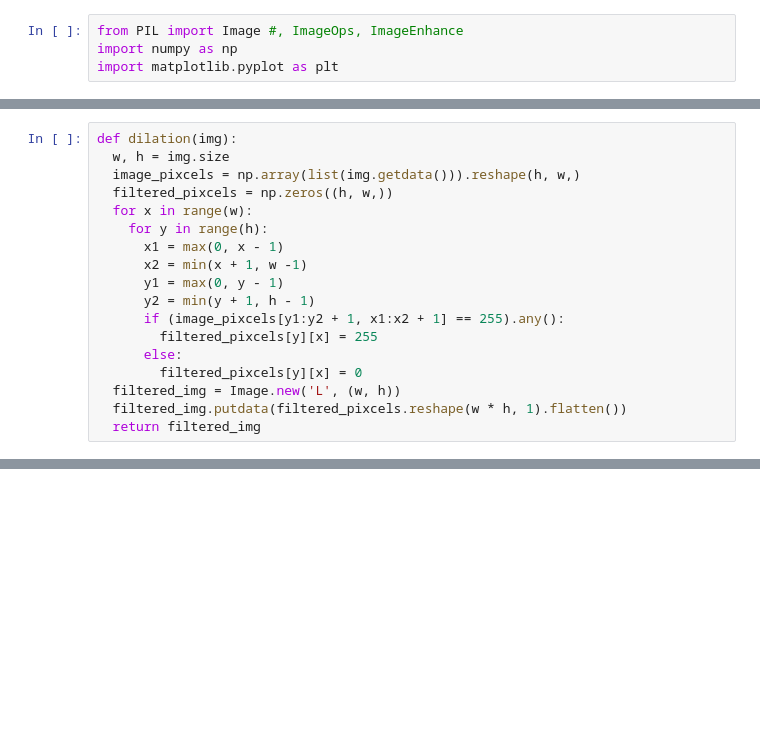
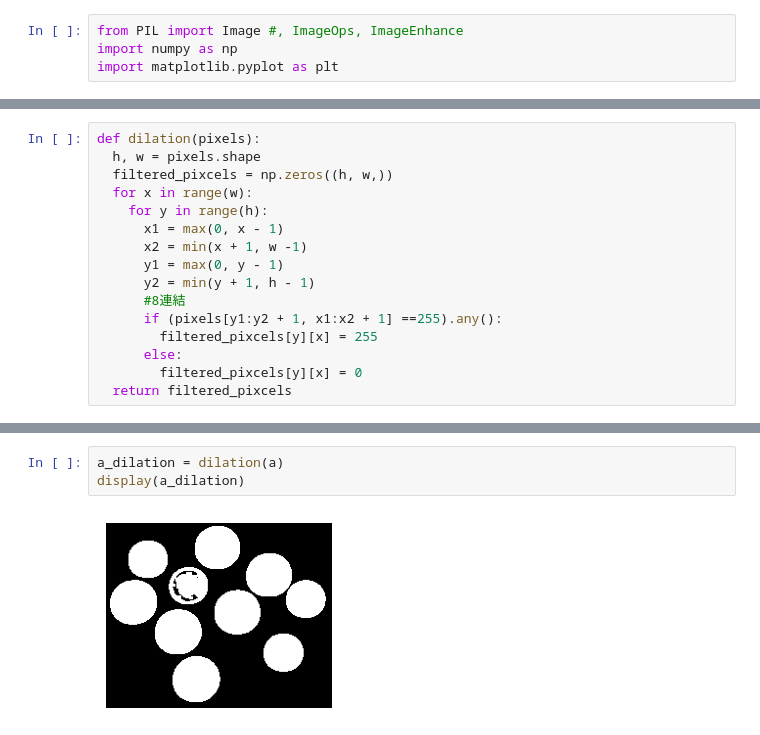
Before and after one commit to n-eisei/image-engineering, a Jupyter notebook: 5-binaryimg/binaryimage.ipynb, the cells around one changed output, grey strips where cells are left out. Cells and saved outputs as stored; diff of their text form; blank space fills up the shorter version.

```diff
--- a/5-binaryimg/binaryimage.ipynb
+++ b/5-binaryimg/binaryimage.ipynb
@@ -77,7 +89,6 @@ display(a)
 # %%
-def dilation(img):
-  w, h = img.size
-  image_pixcels = np.array(list(img.getdata())).reshape(h, w,)
+def dilation(pixels):
+  h, w = pixels.shape
   filtered_pixcels = np.zeros((h, w,))
   for x in range(w):
     for y in range(h):
@@ -85,10 +96,9 @@ def dilation(img):
       x2 = min(x + 1, w -1)
       y1 = max(0, y - 1)
       y2 = min(y + 1, h - 1)
-      if (image_pixcels[y1:y2 + 1, x1:x2 + 1] == 255).any():
+      #8連結
+      if (pixels[y1:y2 + 1, x1:x2 + 1] ==255).any():
         filtered_pixcels[y][x] = 255
       else:
         filtered_pixcels[y][x] = 0
-  filtered_img = Image.new('L', (w, h))
-  filtered_img.putdata(filtered_pixcels.reshape(w * h, 1).flatten())
-  return filtered_img
+  return filtered_pixcels
@@ -114,0 +105,5 @@ display(edge,2,1,1)
+# %%
+a_dilation = dilation(a)
+display(a_dilation)
+# %% [output]
+[figure, added]
```
Also changed, not shown: parts of 28 cells of this notebook.
